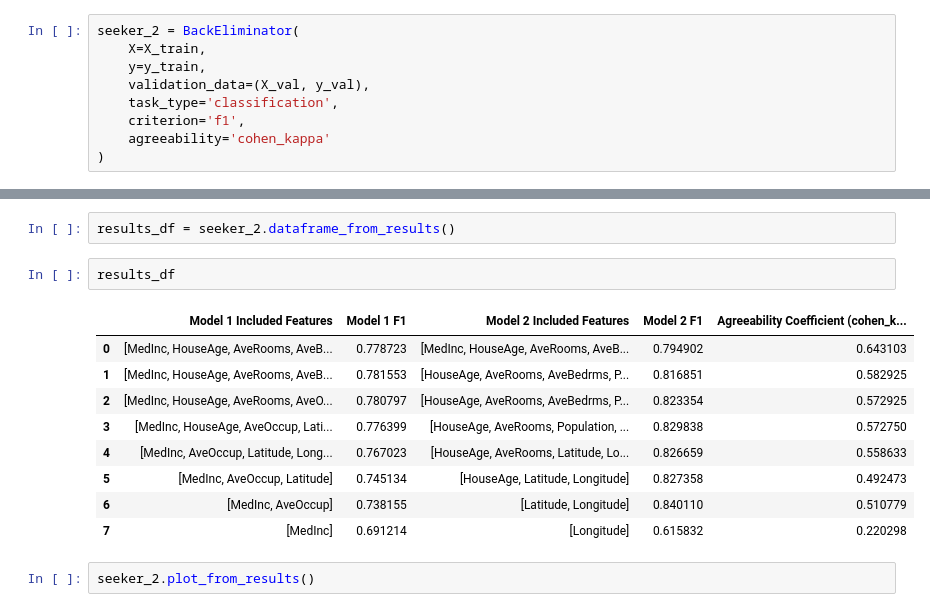
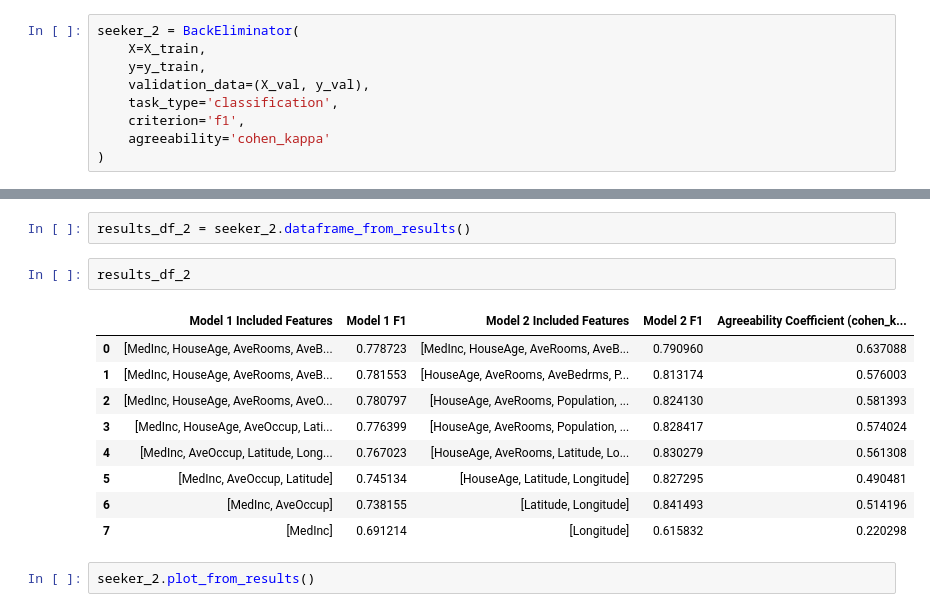
Before and after one commit to anasashb/aliceHU, a Jupyter notebook: some_test.ipynb, the cells around one changed output, grey strips where cells are left out. Saved outputs shown, nothing was run; the diff lists cells and outputs as text.

```diff
--- a/some_test.ipynb
+++ b/some_test.ipynb
@@ -466,16 +482,16 @@ results
 # %%
-results_df = seeker_2.dataframe_from_results()
+results_df_2 = seeker_2.dataframe_from_results()
-# %%
-results_df
-# %% [output]
-|  | Model 1 Included Features | Model 1 F1 | Model 2 Included Features | Model 2 F1 | Agreeability Coefficient (cohen_k... |
-| 0 | [MedInc, HouseAge, AveRooms, AveB... | 0.778723 | [MedInc, HouseAge, AveRooms, AveB... | 0.794902 | 0.643103 |
-| 1 | [MedInc, HouseAge, AveRooms, AveB... | 0.781553 | [HouseAge, AveRooms, AveBedrms, P... | 0.816851 | 0.582925 |
-| 2 | [MedInc, HouseAge, AveRooms, AveO... | 0.780797 | [HouseAge, AveRooms, AveBedrms, P... | 0.823354 | 0.572925 |
-| 3 | [MedInc, HouseAge, AveOccup, Lati... | 0.776399 | [HouseAge, AveRooms, Population, ... | 0.829838 | 0.572750 |
-| 4 | [MedInc, AveOccup, Latitude, Long... | 0.767023 | [HouseAge, AveRooms, Latitude, Lo... | 0.826659 | 0.558633 |
-| 5 | [MedInc, AveOccup, Latitude] | 0.745134 | [HouseAge, Latitude, Longitude] | 0.827358 | 0.492473 |
-| 6 | [MedInc, AveOccup] | 0.738155 | [Latitude, Longitude] | 0.840110 | 0.510779 |
-| 7 | [MedInc] | 0.691214 | [Longitude] | 0.615832 | 0.220298 |
+# %%
+results_df_2
+# %% [output]
+|  | Model 1 Included Features | Model 1 F1 | Model 2 Included Features | Model 2 F1 | Agreeability Coefficient (cohen_k... |
+| 0 | [MedInc, HouseAge, AveRooms, AveB... | 0.778723 | [MedInc, HouseAge, AveRooms, AveB... | 0.790960 | 0.637088 |
+| 1 | [MedInc, HouseAge, AveRooms, AveB... | 0.781553 | [HouseAge, AveRooms, AveBedrms, P... | 0.813174 | 0.576003 |
+| 2 | [MedInc, HouseAge, AveRooms, AveO... | 0.780797 | [HouseAge, AveRooms, Population, ... | 0.824130 | 0.581393 |
+| 3 | [MedInc, HouseAge, AveOccup, Lati... | 0.776399 | [HouseAge, AveRooms, Population, ... | 0.828417 | 0.574024 |
+| 4 | [MedInc, AveOccup, Latitude, Long... | 0.767023 | [HouseAge, AveRooms, Latitude, Lo... | 0.830279 | 0.561308 |
+| 5 | [MedInc, AveOccup, Latitude] | 0.745134 | [HouseAge, Latitude, Longitude] | 0.827295 | 0.490481 |
+| 6 | [MedInc, AveOccup] | 0.738155 | [Latitude, Longitude] | 0.841493 | 0.514196 |
+| 7 | [MedInc] | 0.691214 | [Longitude] | 0.615832 | 0.220298 |
 # %%
 seeker_2.plot_from_results()
```
Also changed, not shown: parts of 10 cells of this notebook.
